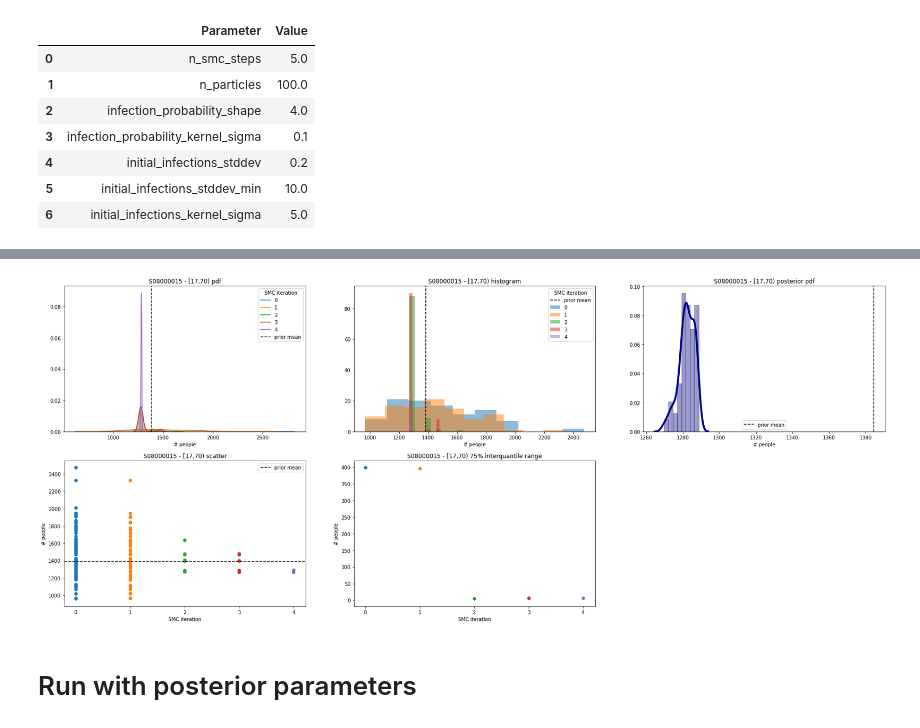
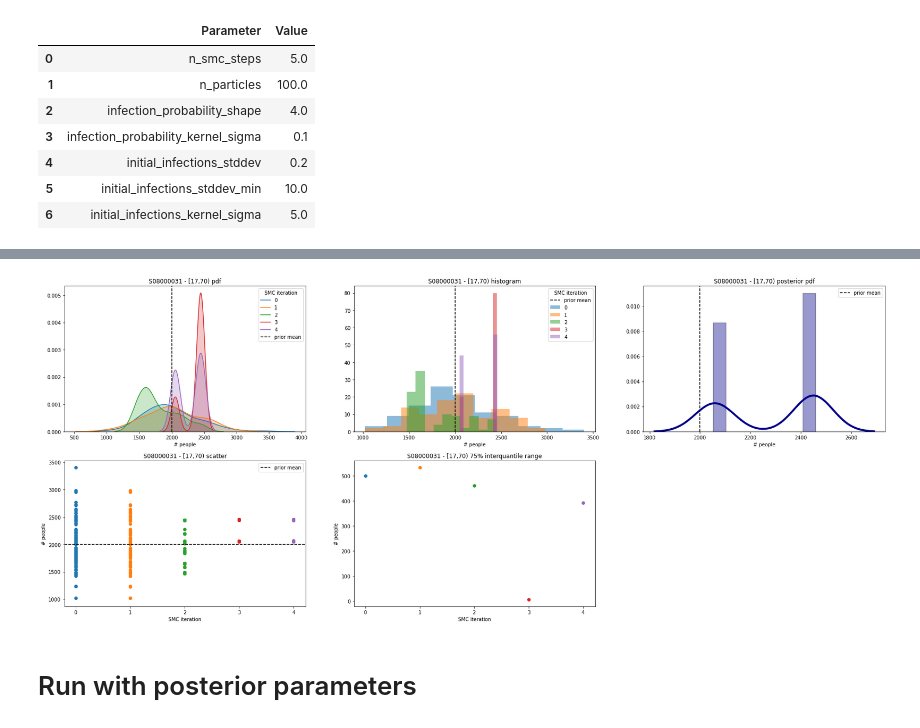
Before and after one commit to magicicada/simple_network_sim, a Jupyter notebook: doc/notebooks/Inference - ABC SMC.ipynb, the cells around one changed output, grey strips where cells are left out. Cells and saved outputs as stored; diff of their text form; code cells hidden in the pictures.

```diff
--- a/doc/notebooks/Inference - ABC SMC.ipynb
+++ b/doc/notebooks/Inference - ABC SMC.ipynb
@@ -176,13 +178,13 @@ plot_posterior_abc_smc(name, unit, get_param_infection_proba, get_mean_infection
 # %%
-hb = "S08000015"
+hb = "S08000031"
 name = f"{hb} - [17,70)"
 unit = "# people"
 get_param_initial_infections = lambda h: (lambda p: p.inferred_variables["initial-infections"].value.query(f"Health_Board == '{h}'").Infected.values[0])
 get_mean_initial_infections = lambda p: p.inferred_variables["initial-infections"].mean.query(f"Health_Board == '{hb}'").Infected.values[0]
 
 plot_posterior_abc_smc(name, unit, get_param_initial_infections(hb), get_mean_initial_infections, summary)
 # %% [output]
-[figure, old version]
+[figure, new version]
 # %% [markdown]
 # Run with posterior parameters
 # %%
```
Also changed, not shown: parts of 7 cells of this notebook, 5 other files.
